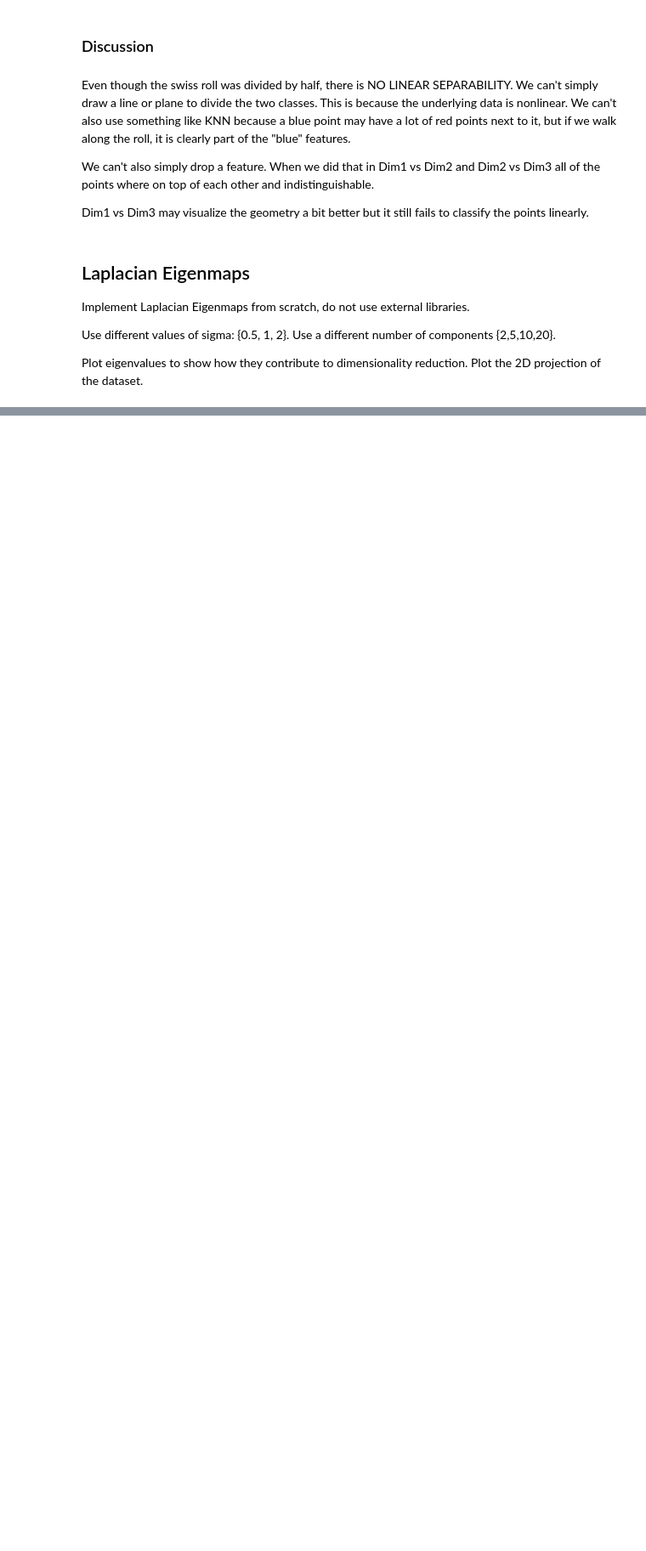
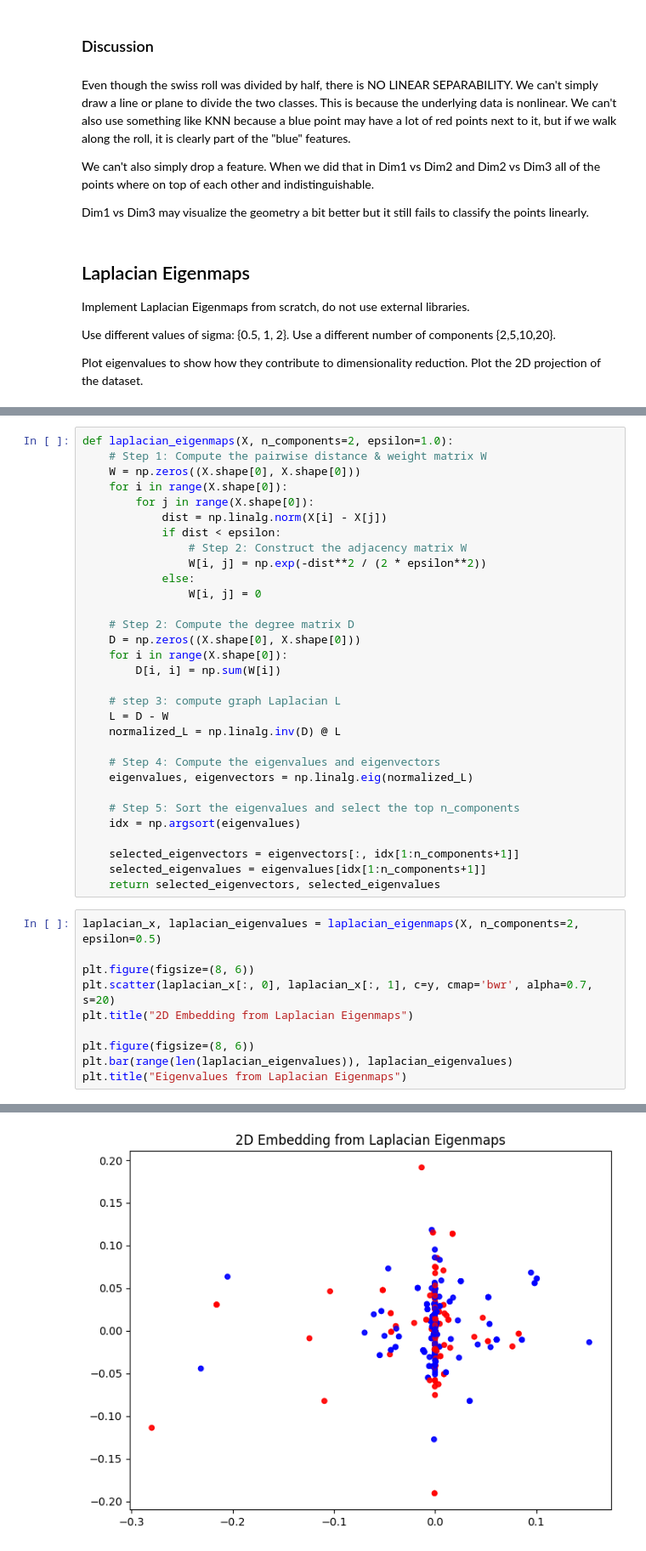
Before and after one commit to shadyalattarr/Data-Mining-Assignments, a Jupyter notebook: Lab 2/lab_2.ipynb, the cells around one changed output, grey strips where cells are left out. Shown at 85% size. Cells and saved outputs as stored; diff of their text form; blank space fills up the shorter version.

Commit message:
Laplacian Eigenmaps

```diff
--- a/Lab 2/lab_2.ipynb
+++ b/Lab 2/lab_2.ipynb
@@ -198,0 +201,42 @@ Plot eigenvalues to show how they contribute to dimensionality reduction. Plot t
+# %%
+def laplacian_eigenmaps(X, n_components=2, epsilon=1.0):
+    # Step 1: Compute the pairwise distance & weight matrix W
+    W = np.zeros((X.shape[0], X.shape[0]))
+    for i in range(X.shape[0]):
+        for j in range(X.shape[0]):
+            dist = np.linalg.norm(X[i] - X[j])
+            if dist < epsilon:
+                # Step 2: Construct the adjacency matrix W
+                W[i, j] = np.exp(-dist**2 / (2 * epsilon**2))
+            else:
+                W[i, j] = 0
+
+    # Step 2: Compute the degree matrix D
+    D = np.zeros((X.shape[0], X.shape[0]))
+    for i in range(X.shape[0]):
+        D[i, i] = np.sum(W[i])
+
+    # step 3: compute graph Laplacian L
+    L = D - W
+    normalized_L = np.linalg.inv(D) @ L
+
+    # Step 4: Compute the eigenvalues and eigenvectors
+    eigenvalues, eigenvectors = np.linalg.eig(normalized_L)
+
+    # Step 5: Sort the eigenvalues and select the top n_components
+    idx = np.argsort(eigenvalues)
+
+    selected_eigenvectors = eigenvectors[:, idx[1:n_components+1]]
+    selected_eigenvalues = eigenvalues[idx[1:n_components+1]]
+    return selected_eigenvectors, selected_eigenvalues
+# %%
+laplacian_x, laplacian_eigenvalues = laplacian_eigenmaps(X, n_components=2, epsilon=0.5)
+
+plt.figure(figsize=(8, 6))
+plt.scatter(laplacian_x[:, 0], laplacian_x[:, 1], c=y, cmap='bwr', alpha=0.7, s=20)
+plt.title("2D Embedding from Laplacian Eigenmaps")
+
+plt.figure(figsize=(8, 6))
+plt.bar(range(len(laplacian_eigenvalues)), laplacian_eigenvalues)
+plt.title("Eigenvalues from Laplacian Eigenmaps")
+# %% [output]
@@ -198,0 +244 @@ Plot eigenvalues to show how they contribute to dimensionality reduction. Plot t
+[figure, added]
```
Also changed, not shown: parts of 5 cells of this notebook, 1 other file.
